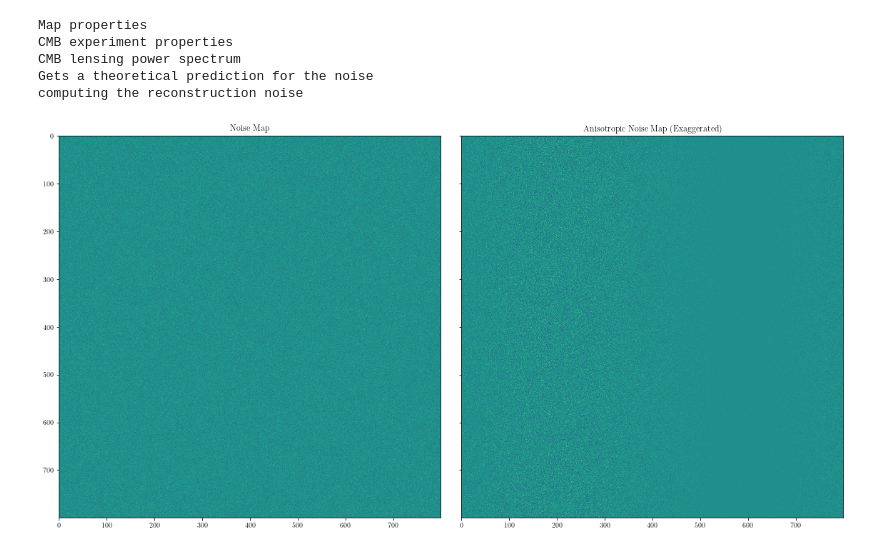
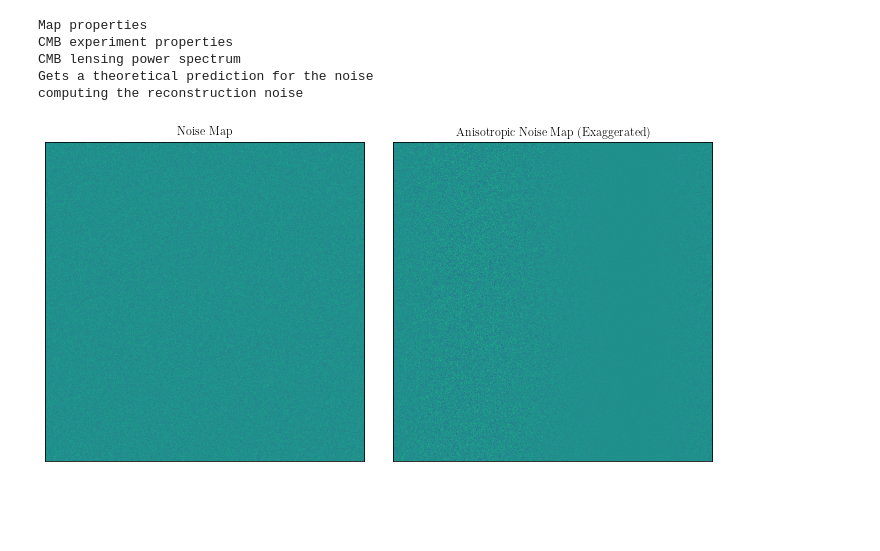
Before and after one commit to DelonShen/LensQuEst, a Jupyter notebook: dev/aniso_noise_visualization.ipynb, the cells around one changed output. Saved outputs shown, nothing was run; the diff lists cells and outputs as text; code cells hidden in the pictures; blank space fills up the shorter version.

Commit message:
generated a few more plots for presentation

```diff
--- a/dev/aniso_noise_visualization.ipynb
+++ b/dev/aniso_noise_visualization.ipynb
@@ -121,16 +121,23 @@ def apply_cos(fourierData):
     realData = realData * frow
     return baseMap.fourier(realData)
 # %%
-fig, axs = plt.subplots(figsize=(16,8), ncols=2, sharey=True)
+fig, axs = plt.subplots(figsize=(10,5), ncols=2, sharey=True)
 fig.tight_layout()
 noiseFourier = baseMap.genGRF(cmb.fdetectorNoise, test=False)
 noiseReal = baseMap.inverseFourier(noiseFourier)
 axs[0].imshow(noiseReal, vmin=-40, vmax=40)
 axs[0].set_title('Noise Map')
+
 noiseFourier = apply_cos(noiseFourier)
 noiseReal = baseMap.inverseFourier(noiseFourier)
 axs[1].imshow(noiseReal, vmin=-40, vmax=40)
 axs[1].set_title('Anisotropic Noise Map (Exaggerated)')
+
+
+axs[0].set_xticks([])
+axs[1].set_xticks([])
+axs[0].set_yticks([])
+
 plt.savefig('figures/anisotropic_noise_map_exaggeratd_visual.pdf', bbox_inches = 'tight')
 # %% [output]
-[figure, old version]
+[figure, new version]
```
Also changed, not shown: parts of 2 cells of this notebook, 3 other files.
